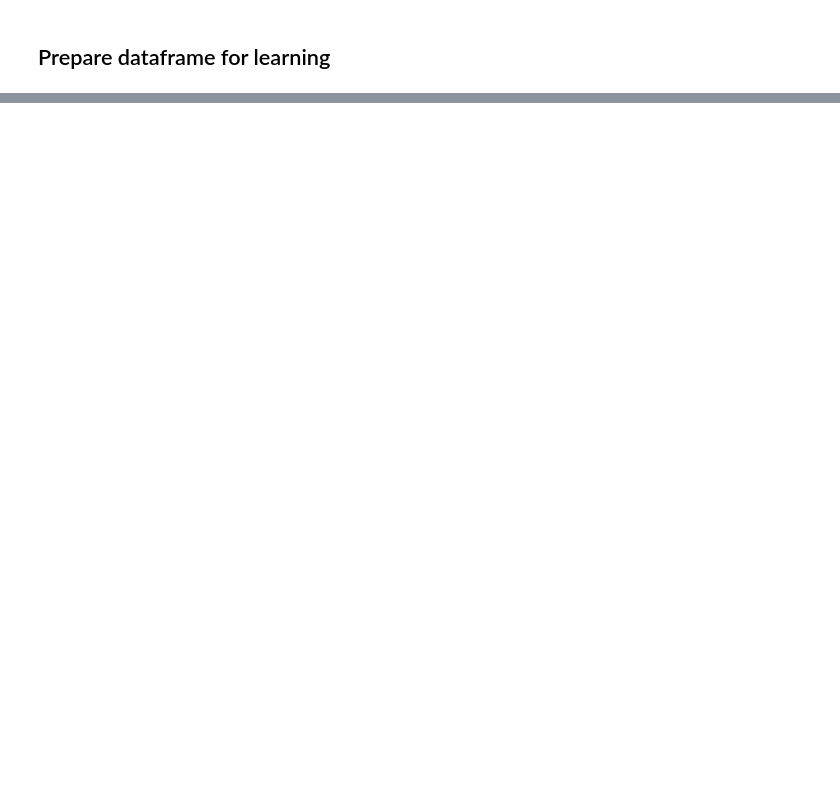
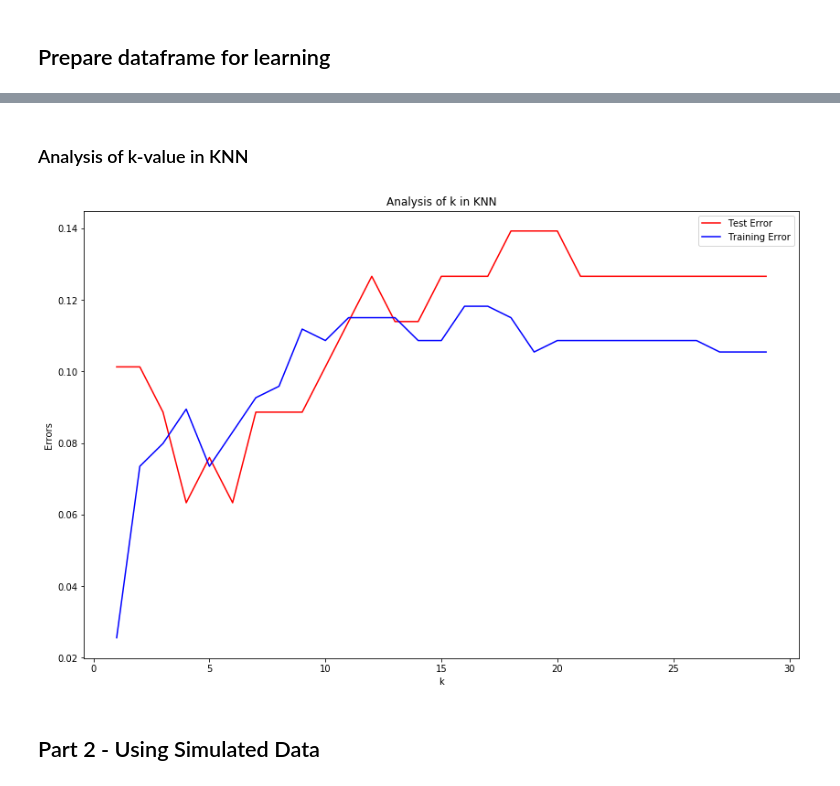
Before and after one commit to hkindbom/SF2935-Statistical-Learning, a Jupyter notebook: Project 1/Project1.ipynb, the cells around one changed output, grey strips where cells are left out. Drawn from its saved outputs; the diff is of its cells as text; code cells hidden in the pictures; blank space fills up the shorter version.

Commit message:
first version of part 1 done

```diff
--- a/Project 1/Project1.ipynb
+++ b/Project 1/Project1.ipynb
@@ -101,0 +132,14 @@ LogReg_Accuracy:  0.810126582278481
+# %%
+k = 5
+test_sizes = [0.05, 0.1, 0.15, 0.2, 0.25, 0.3]
+
+LDA_clf = LinearDiscriminantAnalysis(priors = priors)
+QDA_clf = QuadraticDiscriminantAnalysis(priors = priors)
+KNN_clf = KNeighborsClassifier(n_neighbors=k)
+LogReg_clf = LogisticRegression()
+
+clfs = [LDA_clf, QDA_clf, KNN_clf, LogReg_clf]
+
+for clf in clfs:
+    print(clf)
+    plot_errors_for_test_sizes(clf, df, test_sizes)
@@ -101,0 +164,28 @@ LogReg_Accuracy:  0.810126582278481
+# %% [markdown]
+### Analysis of k-value in KNN
+# %%
+ks = range(1,30)
+training_error = []
+test_error = []
+
+for k in ks:
+    KNN_clf = KNeighborsClassifier(n_neighbors=k)
+    KNN_clf.fit(X_train,Y_train)
+    training_error.append(1-KNN_clf.score(X_train,Y_train))
+    test_error.append(1-KNN_clf.score(X_test,Y_test))
+
+
+plt.figure(figsize=(14, 9))
+plt.plot(ks, test_error, 'r',label = "Test Error")
+plt.plot(ks, training_error, 'b',label = "Training Error")
+plt.legend(loc="upper right")
+plt.title("Analysis of k in KNN")
+
+plt.ylabel('Errors')
+plt.xlabel('k')
+
+plt.show()
+# %% [output]
+[figure, added]
+# %% [markdown]
+## Part 2 - Using Simulated Data
```
Also changed, not shown: parts of 11 cells of this notebook.
